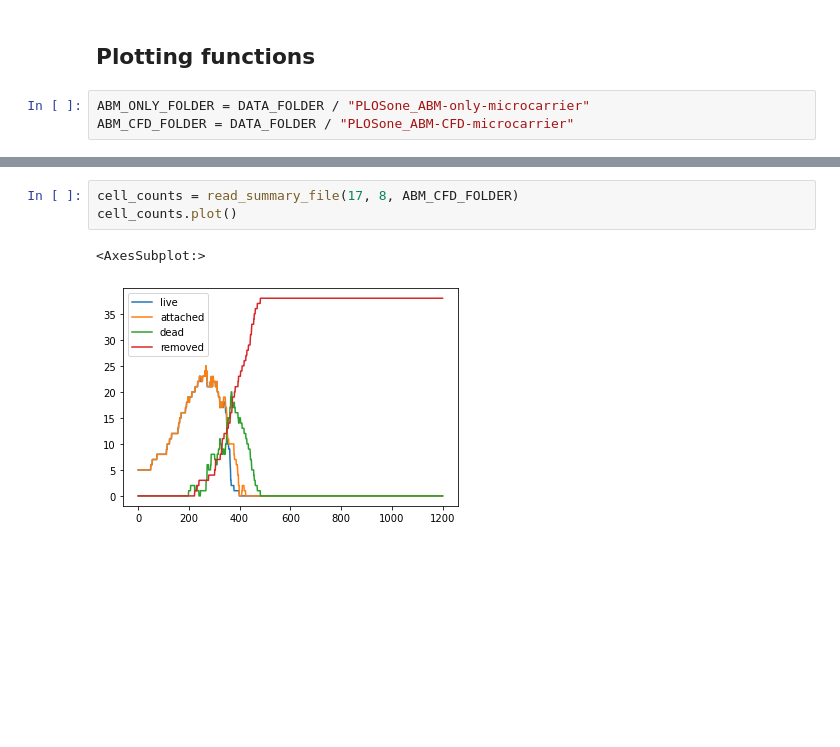
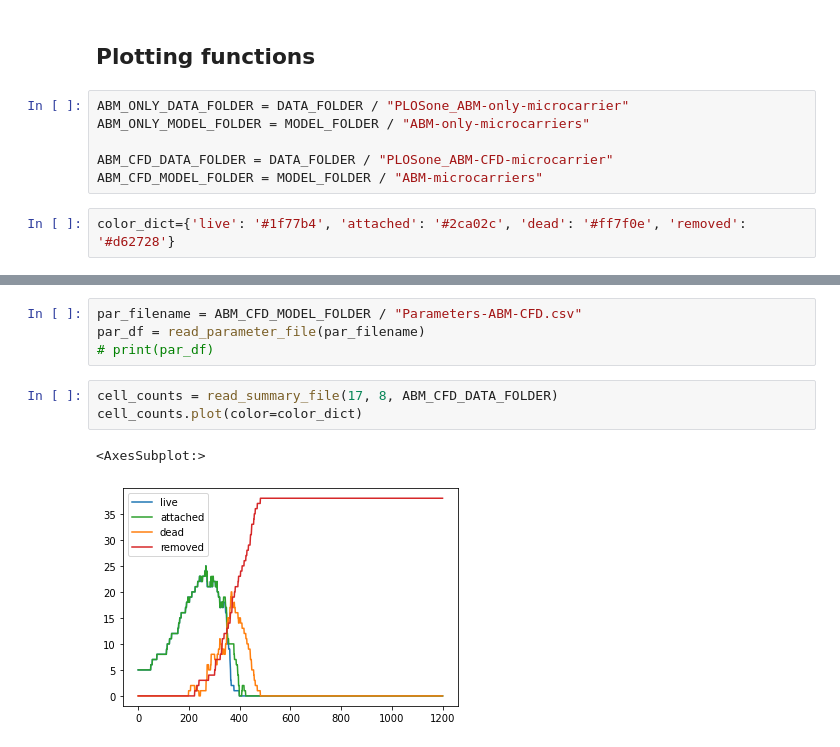
Before and after one commit to TheCMMC/biocellion-tools, a Jupyter notebook: biocellion_output_plotting.ipynb, the cells around one changed output, grey strips where cells are left out. Saved outputs shown, nothing was run; the diff lists cells and outputs as text; blank space fills up the shorter version.

```diff
--- a/biocellion_output_plotting.ipynb
+++ b/biocellion_output_plotting.ipynb
@@ -22,6 +22,11 @@ FIG_FOLDER = Path("./figures")
 # %% [markdown]
 ## Plotting functions
 # %%
-ABM_ONLY_FOLDER = DATA_FOLDER / "PLOSone_ABM-only-microcarrier"
-ABM_CFD_FOLDER = DATA_FOLDER / "PLOSone_ABM-CFD-microcarrier"
+ABM_ONLY_DATA_FOLDER = DATA_FOLDER / "PLOSone_ABM-only-microcarrier"
+ABM_ONLY_MODEL_FOLDER = MODEL_FOLDER / "ABM-only-microcarriers"
+
+ABM_CFD_DATA_FOLDER = DATA_FOLDER / "PLOSone_ABM-CFD-microcarrier"
+ABM_CFD_MODEL_FOLDER = MODEL_FOLDER / "ABM-microcarriers"
+# %%
+color_dict={'live': '#1f77b4', 'attached': '#2ca02c', 'dead': '#ff7f0e', 'removed': '#d62728'}
 # %%
@@ -89,9 +105,13 @@ def plot_compare_rpms(par_ids, data_folder, states=["live", "attached", "dead",
     for i, par_id in enumerate(par_ids):
         plot_stats(par_id, data_folder, ax=axs[i])
     plt.savefig(FIG_FOLDER / f"compare_rpms_parid_{par_ids[0]}-{par_ids[-1]}.png")
+# %%
+par_filename = ABM_CFD_MODEL_FOLDER / "Parameters-ABM-CFD.csv"
+par_df = read_parameter_file(par_filename)
+# print(par_df)
 # %%
-cell_counts = read_summary_file(17, 8, ABM_CFD_FOLDER)
-cell_counts.plot()
+cell_counts = read_summary_file(17, 8, ABM_CFD_DATA_FOLDER)
+cell_counts.plot(color=color_dict)
 # %% [output]
 <AxesSubplot:>
-[figure, old version]
+[figure, new version]
```
Also changed, not shown: parts of 9 cells of this notebook.
